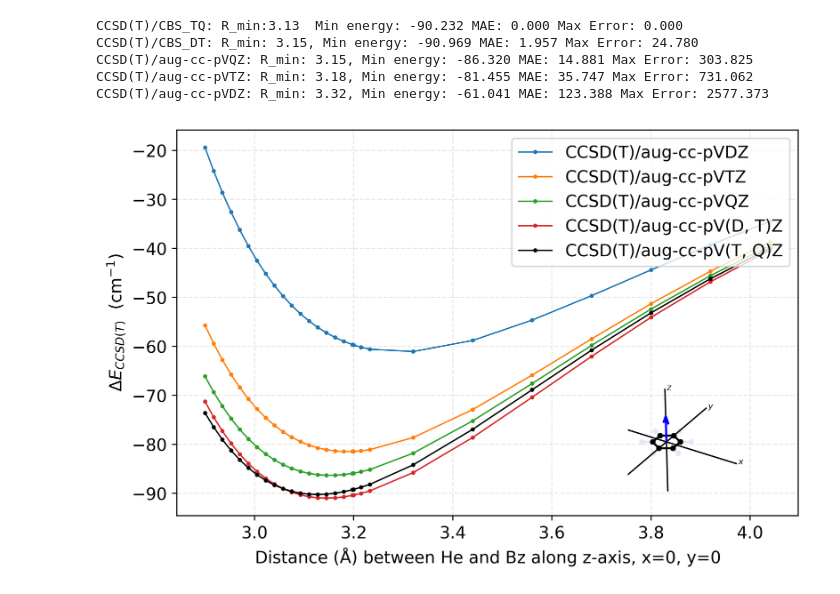
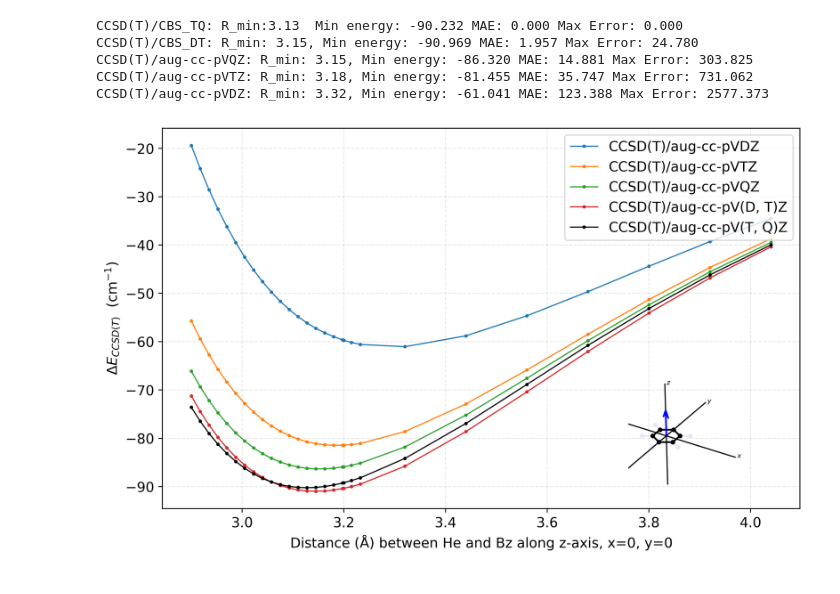
Before and after one commit to DelMaestroGroup/papers-code-HeBenzene, a Jupyter notebook: src/CC_CP_CBS_(0,0,z).ipynb, the cells around one changed output. Cells and saved outputs as stored; diff of their text form; code cells hidden in the pictures.

Commit message:
All Plots

```diff
--- a/src/CC_CP_CBS_(0,0,z).ipynb
+++ b/src/CC_CP_CBS_(0,0,z).ipynb
@@ -271,32 +271,32 @@ basis_set_curves = [
         "label": "CCSD(T)/aug-cc-pV(D, T)Z",
         "linewidth": LINE_WIDTH,
     },
     {
         "y_data": cbs_tq[data_slice],
         "label": "CCSD(T)/aug-cc-pV(T, Q)Z",
         "linewidth": LINE_WIDTH * 2,
         "color": "black",
     },
 ]
 
 
 set_pub_style()
 
-_, ax = plt.subplots(figsize=(8, 5), dpi=500)
+_, ax = plt.subplots(figsize=(10, 6), dpi=500)
 
 
 plot_curves_on_axis(
     ax,
     plot_distances,
     basis_set_curves,
     r"Distance ($\mathrm{\AA}$) between He and Bz along z-axis, x=0, y=0",
     r"$\Delta E_{CCSD(T)}$" + f"  ({energy_unit[1]})",
 )
 
 quiver_args = (0, 0.01, 0, 0, 0, 8)
 inset_position = [0.65, 0.05, 0.4, 0.4]
 plot_inset_benzene(ax, inset_position, *quiver_args)
 
 plt.show()
 # %% [output]
-[figure, old version]
+[figure, new version]
```
Also changed, not shown: 2 other files.
